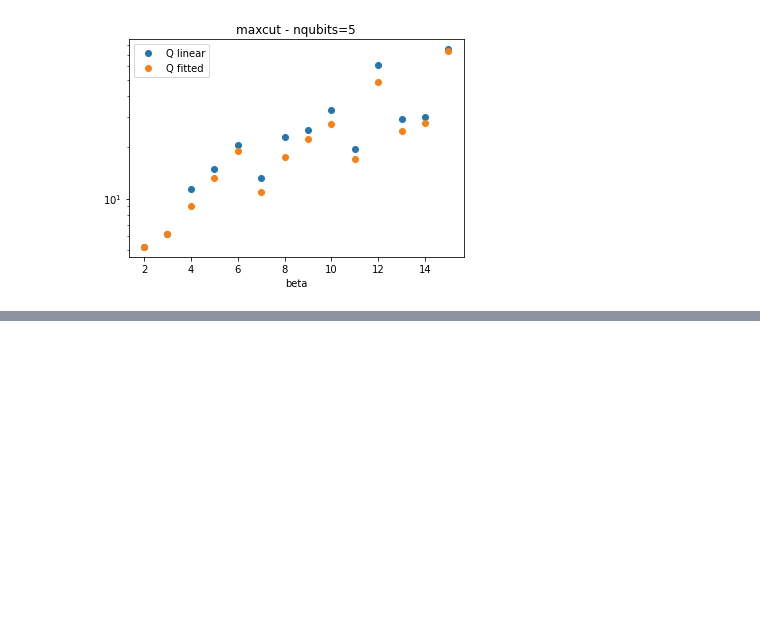
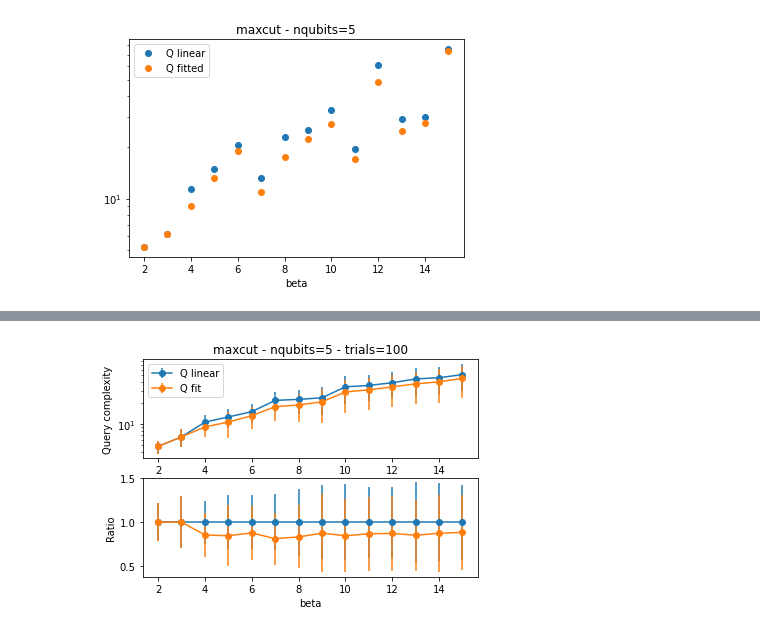
Before and after one commit to scarrazza/QITE, a Jupyter notebook: crosscheck.ipynb, the cells around one changed output, grey strips where cells are left out. Cells and saved outputs as stored; diff of their text form; code cells hidden in the pictures; blank space fills up the shorter version.

```diff
--- a/crosscheck.ipynb
+++ b/crosscheck.ipynb
@@ -350,0 +459,19 @@ Cross-check: 73.69413618644278
+# %%
+fig, axs = plt.subplots(2)
+axs[0].set_title('maxcut - nqubits=%d - trials=%d' % (nqubits, ntrials))
+axs[0].errorbar(range(2,16), np.mean(qref, axis=1),
+             yerr=np.std(qref, axis=1), marker='o', label='Q linear')
+axs[0].errorbar(range(2,16), np.nanmean(qopt, axis=1),
+             yerr=np.nanstd(qopt, axis=1), marker='o', label='Q fit')
+axs[0].set_yscale('log')
+axs[0].legend();
+axs[0].set_ylabel('Query complexity')
+axs[1].errorbar(range(2,16), np.mean(qref, axis=1)/np.mean(qref, axis=1),
+             yerr=np.std(qref, axis=1)/np.mean(qref, axis=1), marker='o')
+axs[1].errorbar(range(2,16), np.nanmean(qopt, axis=1)/np.mean(qref, axis=1),
+             yerr=np.nanstd(qopt, axis=1)/np.mean(qref, axis=1), marker='o')
+axs[1].set_xlabel('beta')
+axs[1].set_ylabel('Ratio');
+plt.savefig('avg_maxcut_nqubits%d_pol5.png' % (nqubits), bbox_inches='tight')
+# %% [output]
+[figure, added]
```
Also changed, not shown: parts of 5 cells of this notebook.
